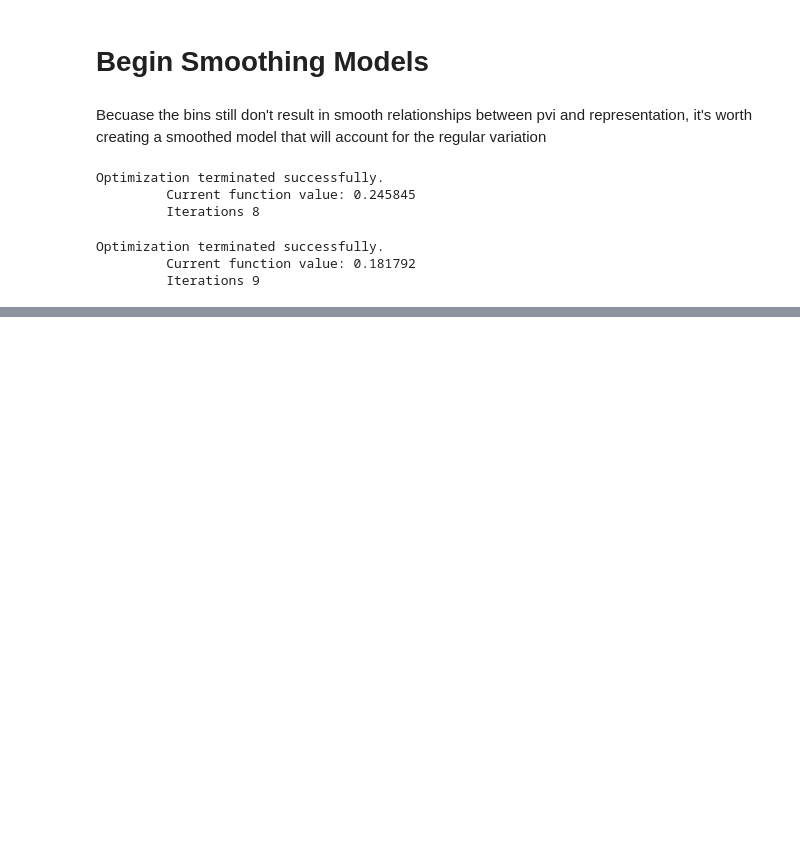
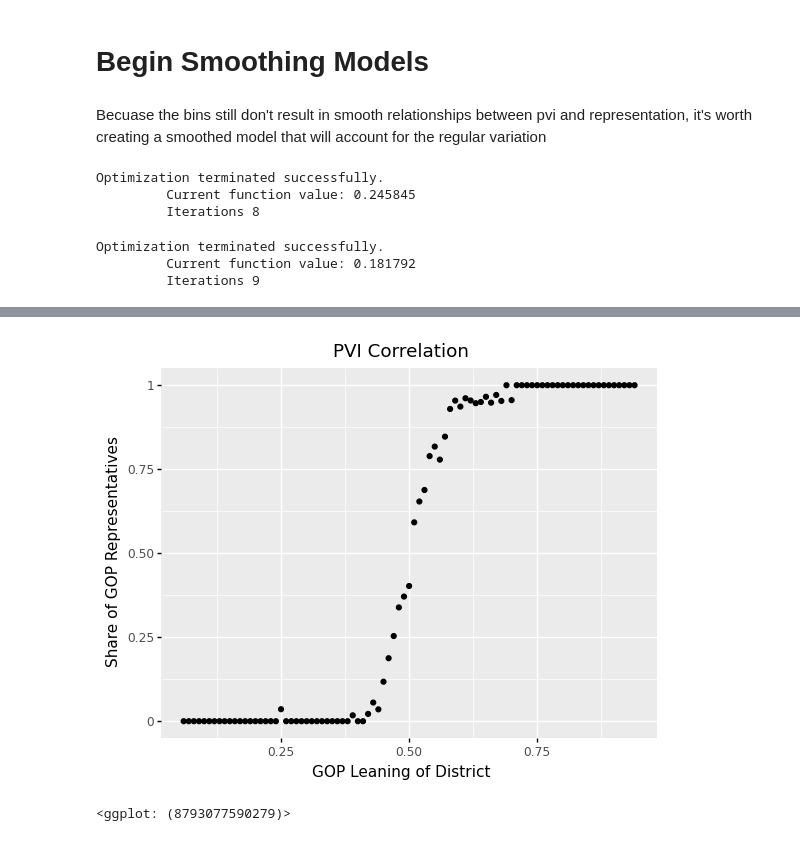
Before and after one commit to xadomatis/redistricting_project, a Jupyter notebook: processing/converter_and_model_dev.ipynb, the cells around one changed output, grey strips where cells are left out. Cells and saved outputs as stored; diff of their text form; code cells hidden in the pictures; blank space fills up the shorter version.

Commit message:
Major App Charting Progress

```diff
--- a/processing/converter_and_model_dev.ipynb
+++ b/processing/converter_and_model_dev.ipynb
@@ -224,0 +265,8 @@ converter.to_csv("/Users/xavier/Desktop/DSPP/solo_projects/redistricting_project
+# %%
+#Plot averages for raw probabilities for all years
+(p9.ggplot(data=converter, mapping=p9.aes(x='metric', y='prob_GOP_all'))
+ + p9.geom_point()
+ + labs(x='GOP Leaning of District', y="Share of GOP Representatives",color="",title="PVI Correlation"))
+# %% [output]
+[figure, added]
+<ggplot: (8793077590279)>
```
Also changed, not shown: parts of 12 cells of this notebook, 11 other files.
